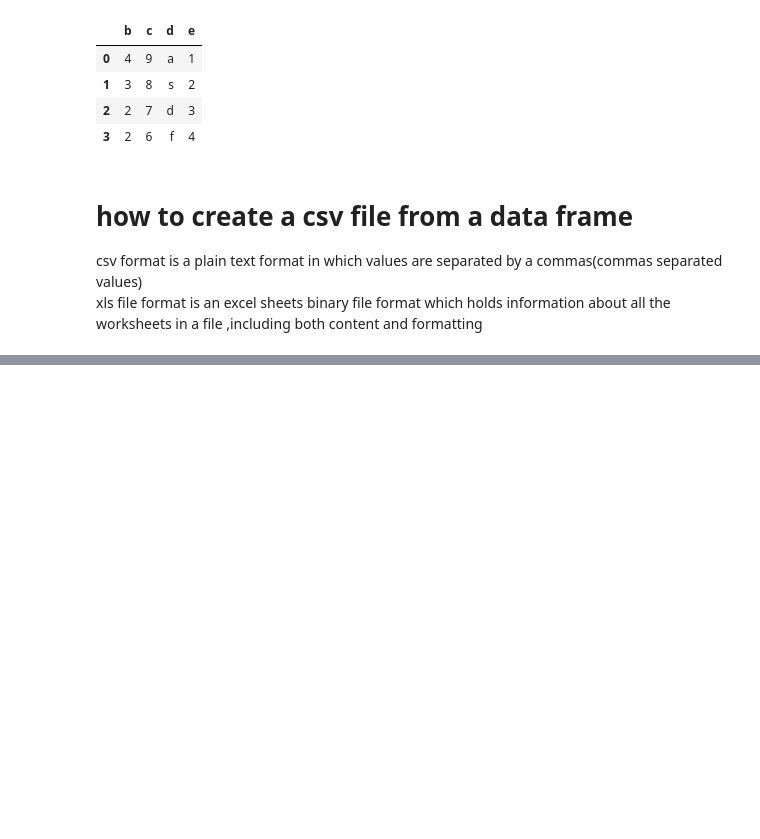
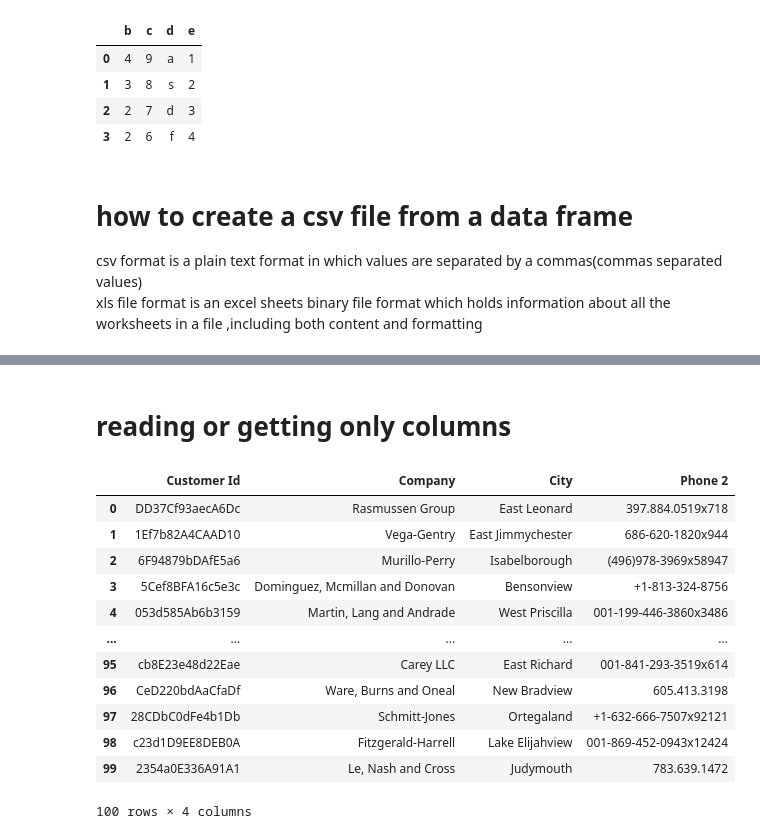
Before and after one commit to Engr-Jawad/pandas_laibrary, a Jupyter notebook: phase2.ipynb, the cells around one changed output, grey strips where cells are left out. Drawn from its saved outputs; the diff is of its cells as text; code cells hidden in the pictures; blank space fills up the shorter version.

```diff
--- a/phase2.ipynb
+++ b/phase2.ipynb
@@ -60,0 +93,19 @@ dt.to_csv("dummy.csv")
+# %% [markdown]
+# reading or getting  only columns
+# %%
+csv_2 = pd.read_csv("/home/jawad/Downloads/customers-100.csv",usecols=["Customer Id","Company","City","Phone 2"])
+csv_2
+# %% [output]
+|  | Customer Id | Company | City | Phone 2 |
+| 0 | DD37Cf93aecA6Dc | Rasmussen Group | East Leonard | 397.884.0519x718 |
+| 1 | 1Ef7b82A4CAAD10 | Vega-Gentry | East Jimmychester | 686-620-1820x944 |
+| 2 | 6F94879bDAfE5a6 | Murillo-Perry | Isabelborough | (496)978-3969x58947 |
+| 3 | 5Cef8BFA16c5e3c | Dominguez, Mcmillan and Donovan | Bensonview | +1-813-324-8756 |
+| 4 | 053d585Ab6b3159 | Martin, Lang and Andrade | West Priscilla | 001-199-446-3860x3486 |
+| ... | ... | ... | ... | ... |
+| 95 | cb8E23e48d22Eae | Carey LLC | East Richard | 001-841-293-3519x614 |
+| 96 | CeD220bdAaCfaDf | Ware, Burns and Oneal | New Bradview | 605.413.3198 |
+| 97 | 28CDbC0dFe4b1Db | Schmitt-Jones | Ortegaland | +1-632-666-7507x92121 |
+| 98 | c23d1D9EE8DEB0A | Fitzgerald-Harrell | Lake Elijahview | 001-869-452-0943x12424 |
+| 99 | 2354a0E336A91A1 | Le, Nash and Cross | Judymouth | 783.639.1472 |
+100 rows × 4 columns
```
Also changed, not shown: parts of 6 cells of this notebook, 1 other file.
